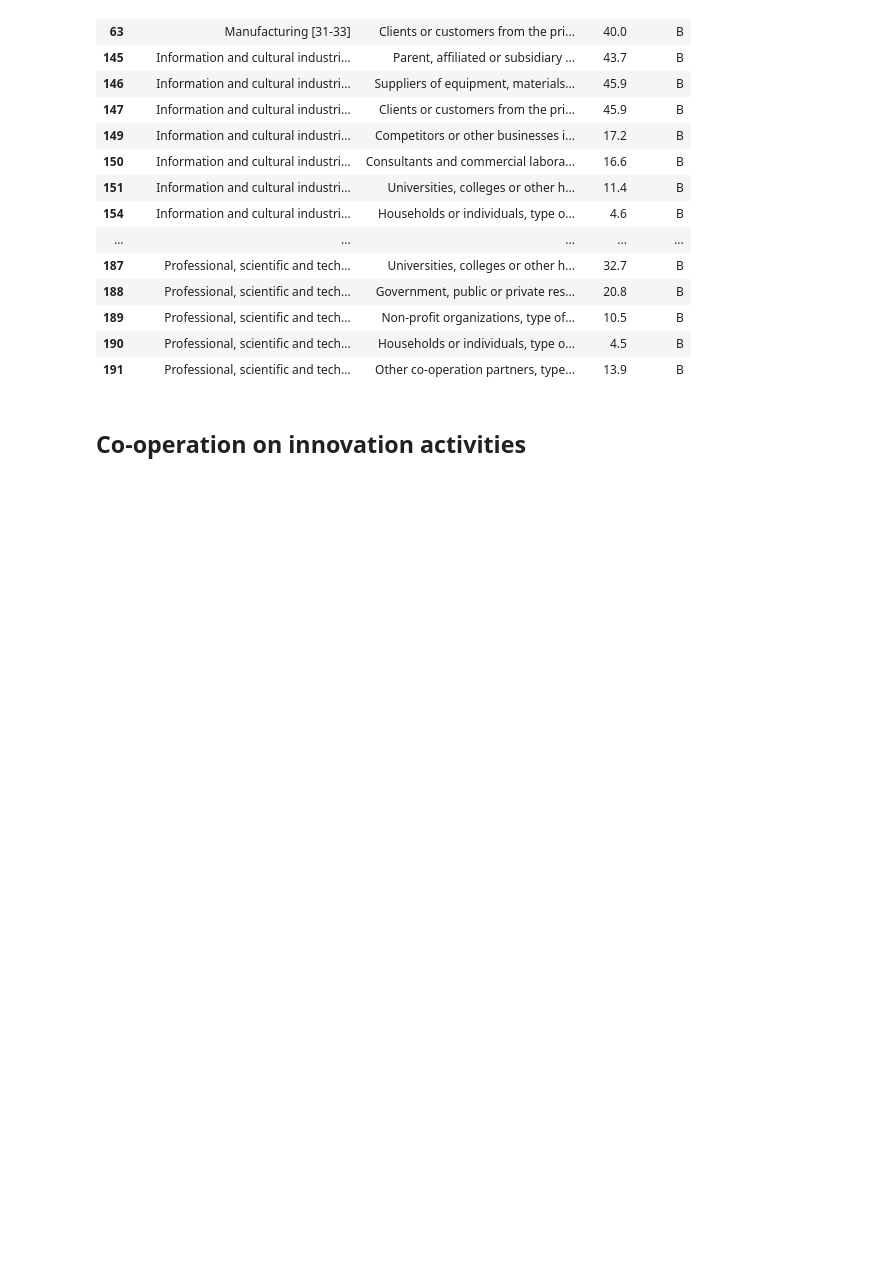
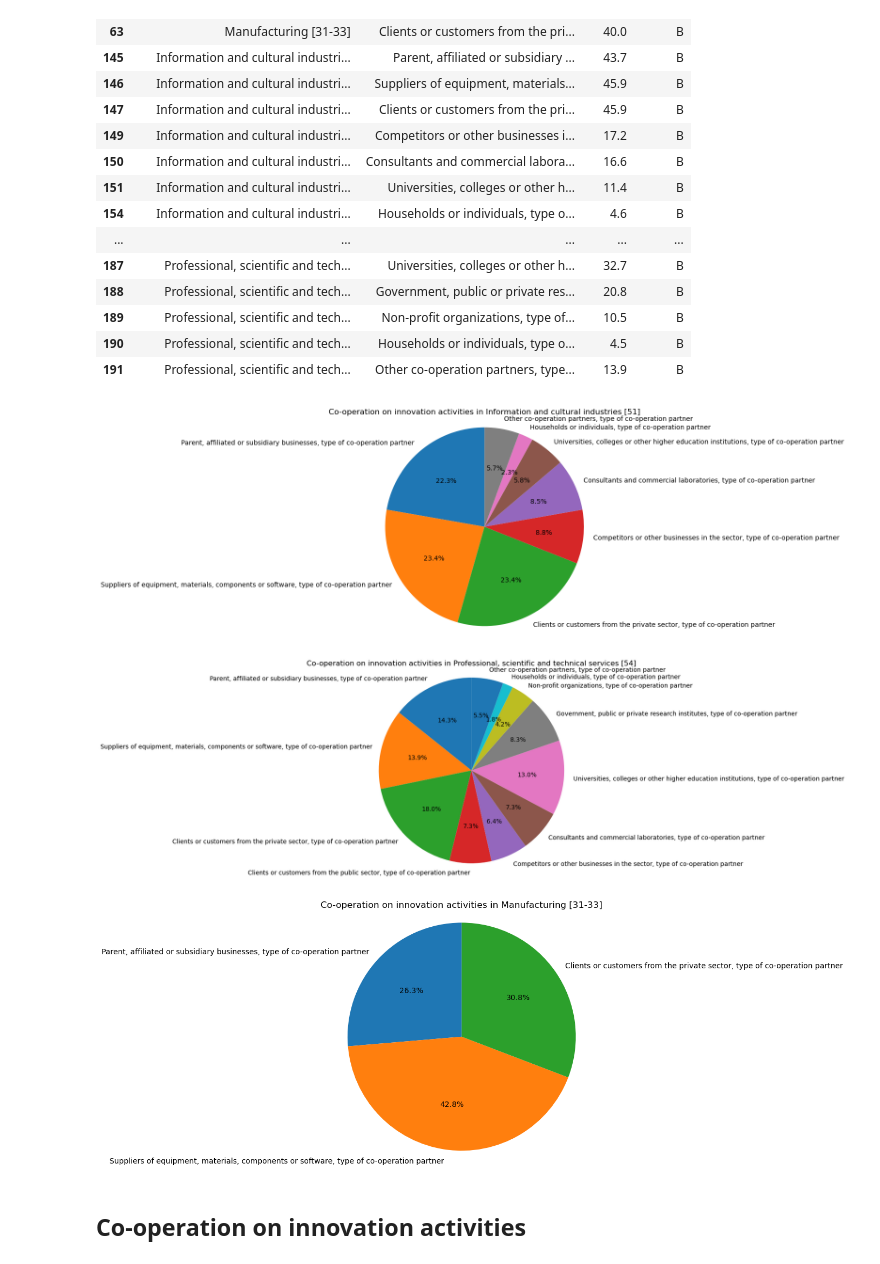
Before and after one commit to tianliiii/1624_final_project, a Jupyter notebook: part2_strategy.ipynb, the cells around one changed output. Cells and saved outputs as stored; diff of their text form; code cells hidden in the pictures; blank space fills up the shorter version.

```diff
--- a/part2_strategy.ipynb
+++ b/part2_strategy.ipynb
@@ -88,34 +88,38 @@ def plot_innovation_activities_pie(data, naics_categories, value_column, activit
         plt.axis('equal')  # Ensure the pie chart is a perfect circle
         plt.tight_layout()
         plt.show()
 
     # Loop through each NAICS category and generate a plot
     for naics in naics_categories:
         category_data = filtered_data[filtered_data[naics_column] == naics]
         if not category_data.empty:
             plot_for_naics_category(
                 category_data,
-                f'Co-operation on Innovation Activities in {naics}'
+                f'{activity_column} in {naics}'
             )
 
 # Ensure `find_coop` is defined, or use the provided filtered dataset as input
 coop = find_coop(coop, "Co-operation on innovation activities")
 
 # Define the categories
 naics_categories = [
     'Information and cultural industries [51]',
     'Professional, scientific and technical services [54]',
     'Manufacturing [31-33]'
 ]
 
 # Call the plotting function
 plot_innovation_activities_pie(
     data=coop,
     naics_categories=naics_categories,
     value_column='VALUE',
     activity_column='Co-operation on innovation activities',
     naics_column='North American Industry Classification System (NAICS)'
 )
+# %% [output]
+[figure, added]
+[figure, added]
+[figure, added]
 # %% [markdown]
 ## Co-operation on innovation activities
 # %%
```
Also changed, not shown: parts of 4 cells of this notebook.
